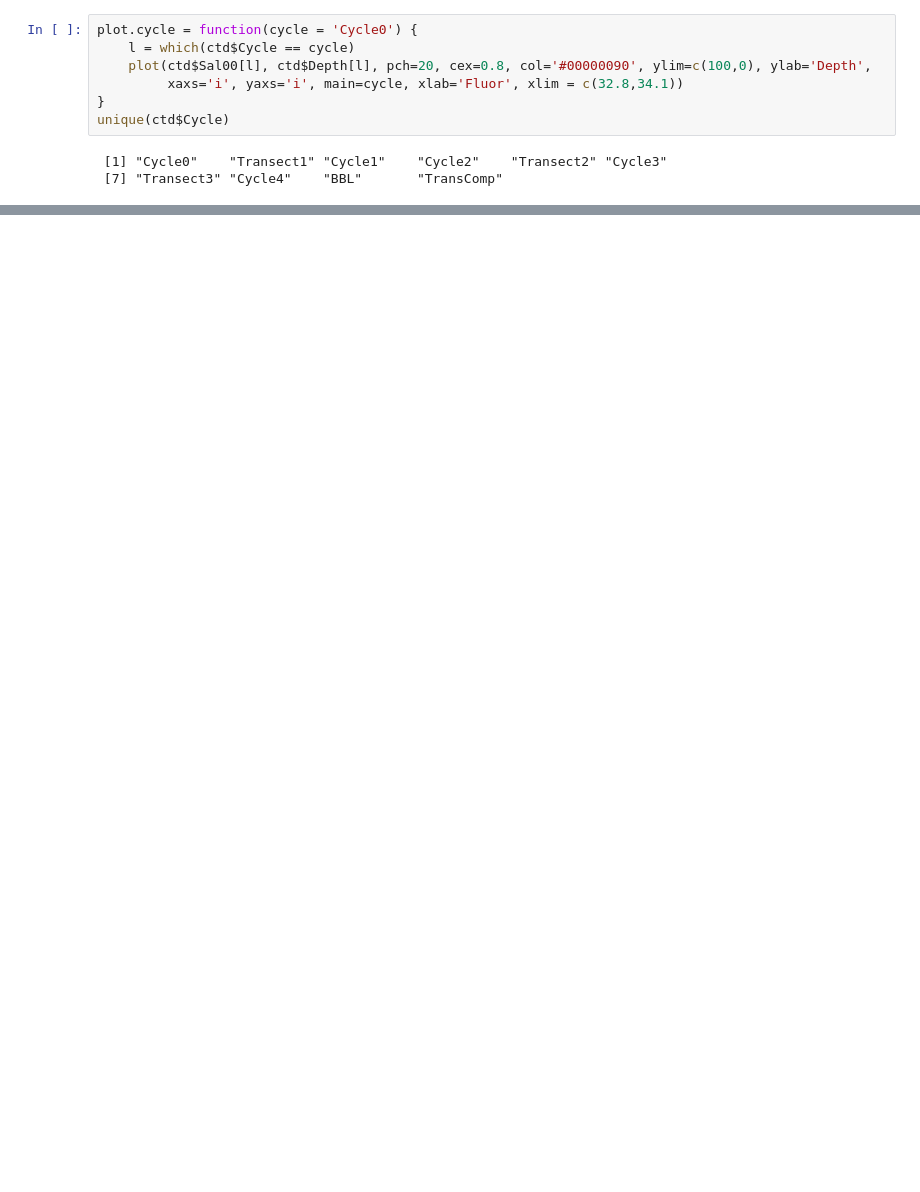
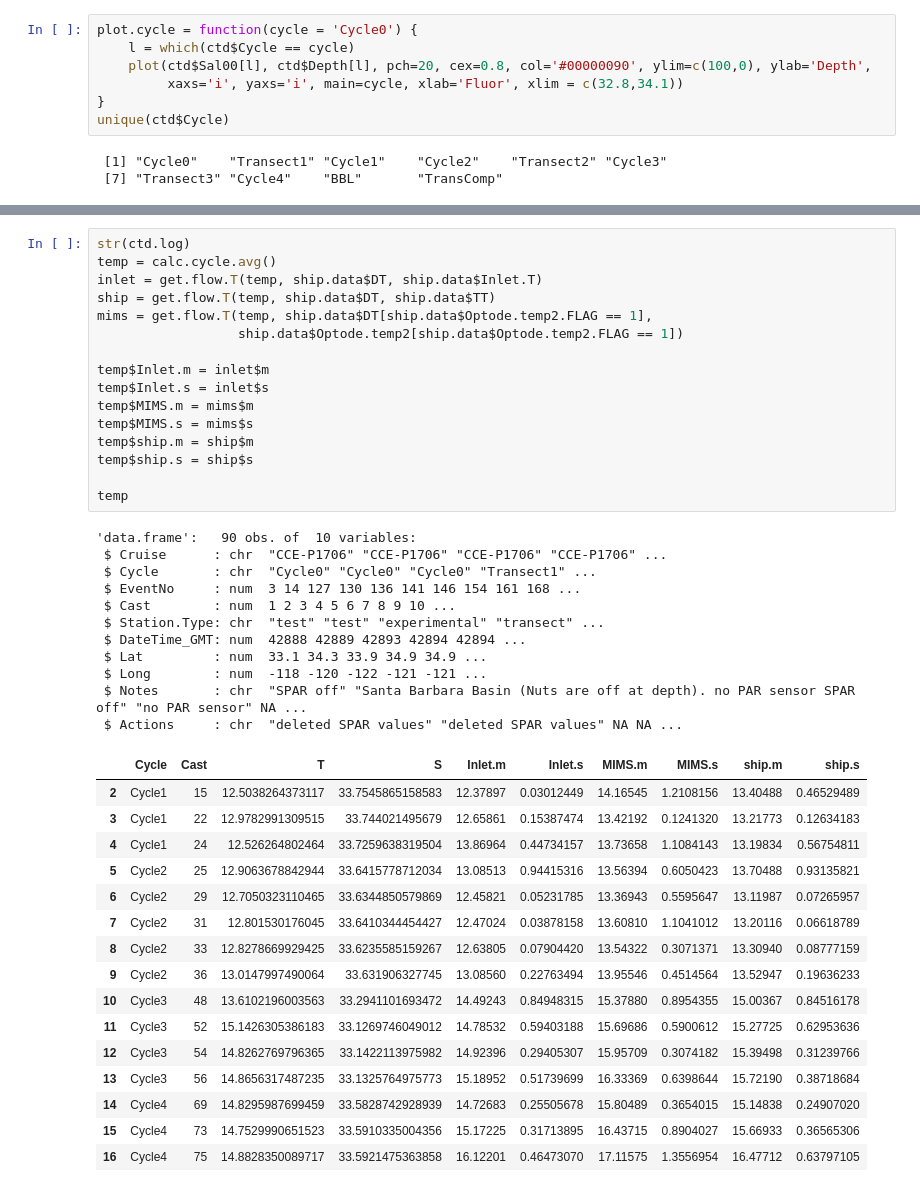
Before and after one commit to tbrycekelly/MIMS-TBK, a Jupyter notebook: Module - CTD Cast Analysis.ipynb, the cells around one changed output, grey strips where cells are left out. Drawn from its saved outputs; the diff is of its cells as text; blank space fills up the shorter version.

```diff
--- a/Module - CTD Cast Analysis.ipynb
+++ b/Module - CTD Cast Analysis.ipynb
@@ -123,0 +138,44 @@ calc.cycle.avg = function(time = '2 am') {
+# %%
+str(ctd.log)
+temp = calc.cycle.avg()
+inlet = get.flow.T(temp, ship.data$DT, ship.data$Inlet.T)
+ship = get.flow.T(temp, ship.data$DT, ship.data$TT)
+mims = get.flow.T(temp, ship.data$DT[ship.data$Optode.temp2.FLAG == 1],
+                  ship.data$Optode.temp2[ship.data$Optode.temp2.FLAG == 1])
+
+temp$Inlet.m = inlet$m
+temp$Inlet.s = inlet$s
+temp$MIMS.m = mims$m
+temp$MIMS.s = mims$s
+temp$ship.m = ship$m
+temp$ship.s = ship$s
+
+temp
+# %% [output]
+'data.frame':   90 obs. of  10 variables:
+ $ Cruise      : chr  "CCE-P1706" "CCE-P1706" "CCE-P1706" "CCE-P1706" ...
+ $ Cycle       : chr  "Cycle0" "Cycle0" "Cycle0" "Transect1" ...
+ $ EventNo     : num  3 14 127 130 136 141 146 154 161 168 ...
+ $ Cast        : num  1 2 3 4 5 6 7 8 9 10 ...
+ $ Station.Type: chr  "test" "test" "experimental" "transect" ...
+ $ DateTime_GMT: num  42888 42889 42893 42894 42894 ...
+ $ Lat         : num  33.1 34.3 33.9 34.9 34.9 ...
+ $ Long        : num  -118 -120 -122 -121 -121 ...
+ $ Notes       : chr  "SPAR off" "Santa Barbara Basin (Nuts are off at depth). no PAR sensor SPAR off" "no PAR sensor" NA ...
+ $ Actions     : chr  "deleted SPAR values" "deleted SPAR values" NA NA ...
+|  | Cycle | Cast | T | S | Inlet.m | Inlet.s | MIMS.m | MIMS.s | ship.m | ship.s |
+| 2 | Cycle1 | 15 | 12.5038264373117 | 33.7545865158583 | 12.37897 | 0.03012449 | 14.16545 | 1.2108156 | 13.40488 | 0.46529489 |
+| 3 | Cycle1 | 22 | 12.9782991309515 | 33.744021495679 | 12.65861 | 0.15387474 | 13.42192 | 0.1241320 | 13.21773 | 0.12634183 |
+| 4 | Cycle1 | 24 | 12.526264802464 | 33.7259638319504 | 13.86964 | 0.44734157 | 13.73658 | 1.1084143 | 13.19834 | 0.56754811 |
+| 5 | Cycle2 | 25 | 12.9063678842944 | 33.6415778712034 | 13.08513 | 0.94415316 | 13.56394 | 0.6050423 | 13.70488 | 0.93135821 |
+| 6 | Cycle2 | 29 | 12.7050323110465 | 33.6344850579869 | 12.45821 | 0.05231785 | 13.36943 | 0.5595647 | 13.11987 | 0.07265957 |
+| 7 | Cycle2 | 31 | 12.801530176045 | 33.6410344454427 | 12.47024 | 0.03878158 | 13.60810 | 1.1041012 | 13.20116 | 0.06618789 |
+| 8 | Cycle2 | 33 | 12.8278669929425 | 33.6235585159267 | 12.63805 | 0.07904420 | 13.54322 | 0.3071371 | 13.30940 | 0.08777159 |
+| 9 | Cycle2 | 36 | 13.0147997490064 | 33.631906327745 | 13.08560 | 0.22763494 | 13.95546 | 0.4514564 | 13.52947 | 0.19636233 |
+| 10 | Cycle3 | 48 | 13.6102196003563 | 33.2941101693472 | 14.49243 | 0.84948315 | 15.37880 | 0.8954355 | 15.00367 | 0.84516178 |
+| 11 | Cycle3 | 52 | 15.1426305386183 | 33.1269746049012 | 14.78532 | 0.59403188 | 15.69686 | 0.5900612 | 15.27725 | 0.62953636 |
+| 12 | Cycle3 | 54 | 14.8262769796365 | 33.1422113975982 | 14.92396 | 0.29405307 | 15.95709 | 0.3074182 | 15.39498 | 0.31239766 |
+| 13 | Cycle3 | 56 | 14.8656317487235 | 33.1325764975773 | 15.18952 | 0.51739699 | 16.33369 | 0.6398644 | 15.72190 | 0.38718684 |
+| 14 | Cycle4 | 69 | 14.8295987699459 | 33.5828742928939 | 14.72683 | 0.25505678 | 15.80489 | 0.3654015 | 15.14838 | 0.24907020 |
+| 15 | Cycle4 | 73 | 14.7529990651523 | 33.5910335004356 | 15.17225 | 0.31713895 | 16.43715 | 0.8904027 | 15.66933 | 0.36565306 |
+| 16 | Cycle4 | 75 | 14.8828350089717 | 33.5921475363858 | 16.12201 | 0.46473070 | 17.11575 | 1.3556954 | 16.47712 | 0.63797105 |
```
Also changed, not shown: parts of 6 cells of this notebook, 11 other files.
